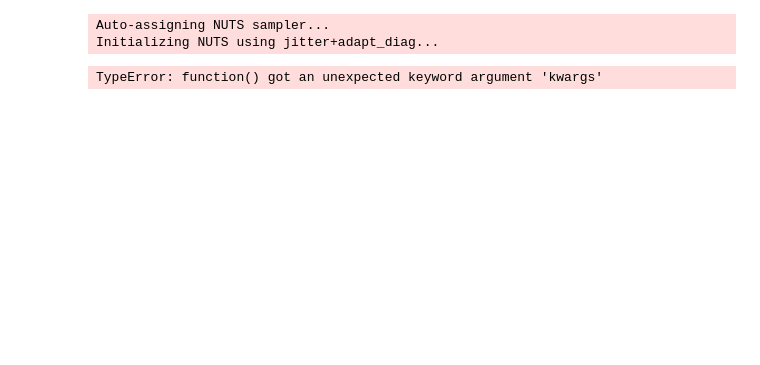
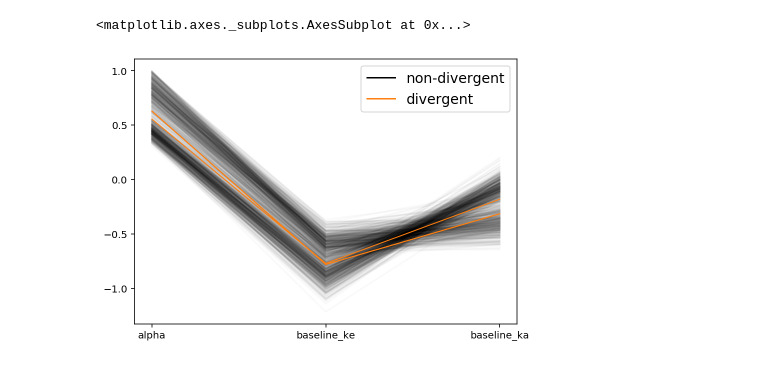
Before and after one commit to Dpananos/PKBayes, a Jupyter notebook: pymc3-pkmodel.ipynb, the cells around one changed output. Saved outputs shown, nothing was run; the diff lists cells and outputs as text; code cells hidden in the pictures; blank space fills up the shorter version.

```diff
--- a/pymc3-pkmodel.ipynb
+++ b/pymc3-pkmodel.ipynb
@@ -49,9 +54,9 @@ with pm.Model() as pkmodel:
     z = pm.Normal('z', mu = 0, sd = 1, shape= (n,3))
 
     beta = pm.Normal('beta', mu=0, sd=0.1, shape = (p,3))
-    params = pm.Deterministic('params', tt.exp(baseline + tt.dot(X,beta) + tt.dot(z, tt.diag(S))))
+#     params = pm.Deterministic('params', tt.exp(baseline + tt.dot(X,beta) + tt.dot(z, tt.diag(S))))
 
-#     params = pm.Deterministic('params', tt.exp(baseline + tt.dot(z, tt.diag(S))))
+    params = pm.Deterministic('params', tt.exp(baseline + tt.dot(z, tt.diag(S))))
 
     CL = params[tuple(idx), 0]
     KA = params[tuple(idx), 1]
@@ -68,4 +73,4 @@ with pm.Model() as pkmodel:
     Y = pm.Lognormal('Yobs', mu = tt.log(concentration), sd = sigma, observed = yobs)
 
     prior = pm.sample_prior_predictive(samples=1)
-    trace = pm.sample(chains = 12, random_seed = 0)
+    trace = pm.sample(random_seed = 0)
@@ -90,10 +103,5 @@ g.map_dataframe(sns.lineplot,'t', 'pred', color='k', alpha = 0.5)
 # %%
-az.plot_density(d, var_names=['alpha'], credible_interval=0.95)
+az.plot_parallel(d, var_names=['alpha', 'baseline_ke','baseline_ka'])
+# %% [output]
+<matplotlib.axes._subplots.AxesSubplot at 0x...>
+[figure, added]
-# %%
-from pymc3_models import *
-
-pk_regression(df, kwargs = {"seed":0})
-# %% [output]
-Auto-assigning NUTS sampler...
-Initializing NUTS using jitter+adapt_diag...
-TypeError: function() got an unexpected keyword argument 'kwargs'
```
Also changed, not shown: parts of 8 cells of this notebook, 13 other files.
